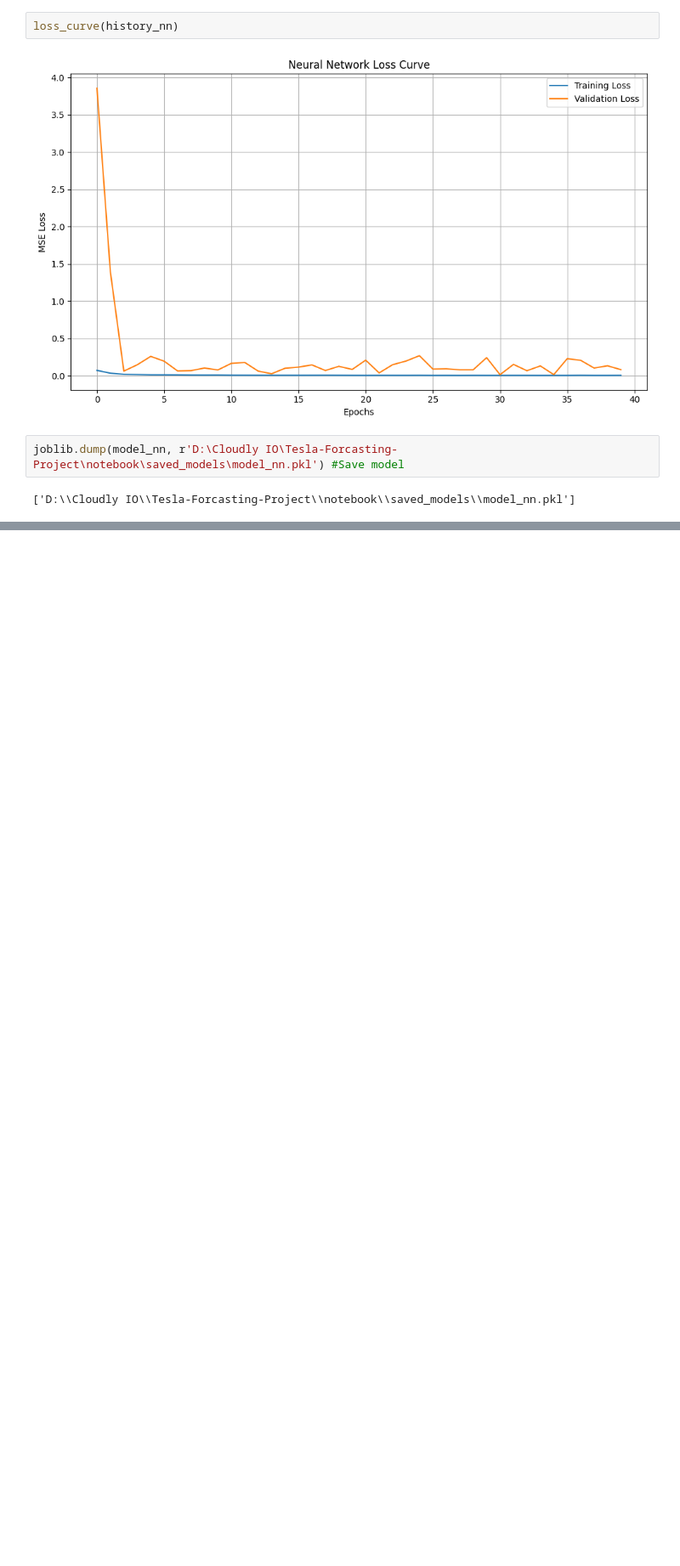
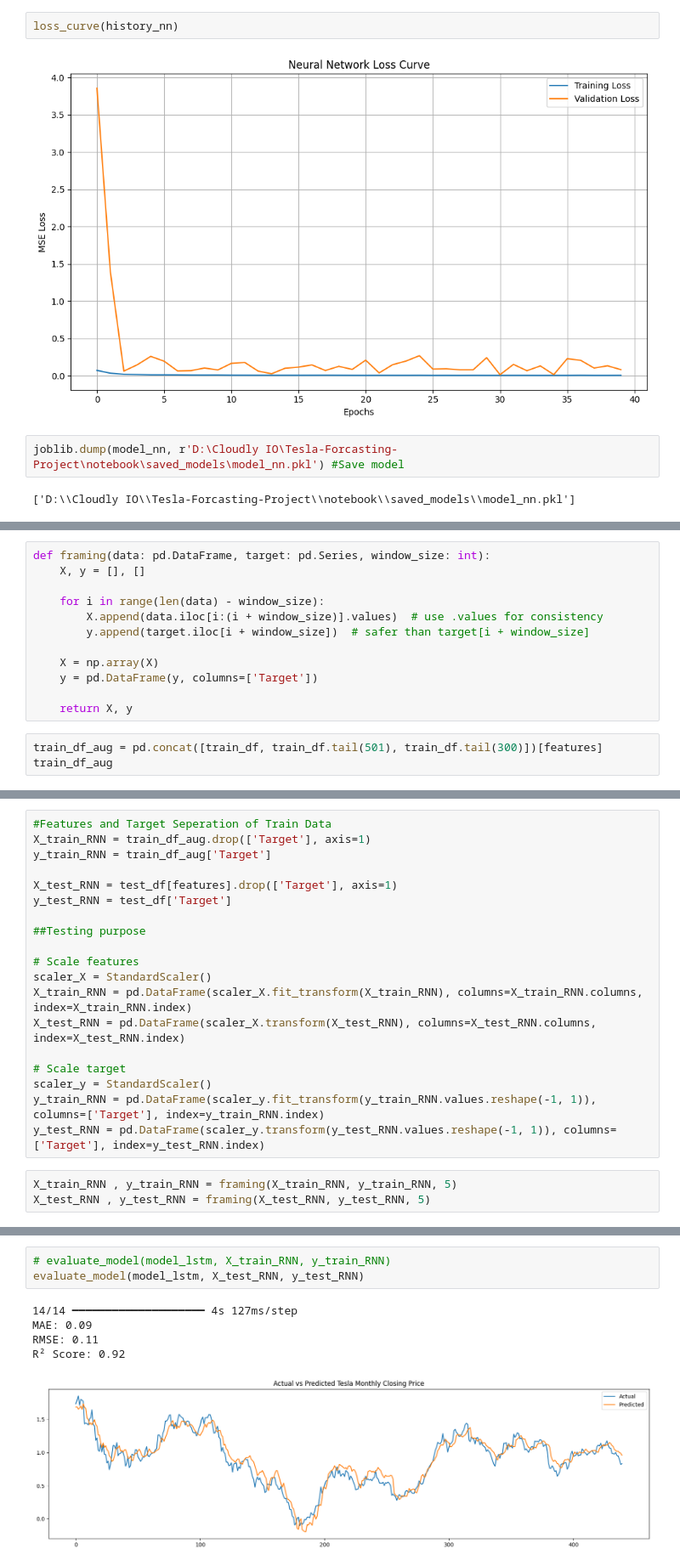
Before and after one commit to Ariful-Islam-Shakil/Tesla-Forcasting-Project, a Jupyter notebook: notebook/model_training.ipynb, the cells around one changed output, grey strips where cells are left out. Shown: that part at 85% size. Saved outputs shown, nothing was run; the diff lists cells and outputs as text; blank space fills up the shorter version.

Commit message:
Included LSTM and GRU for model training

```diff
--- a/notebook/model_training.ipynb
+++ b/notebook/model_training.ipynb
@@ -248,0 +251,15 @@ joblib.dump(model_nn, r'D:\Cloudly IO\Tesla-Forcasting-Project\notebook\saved_mo
+# %%
+def framing(data: pd.DataFrame, target: pd.Series, window_size: int):
+    X, y = [], []
+
+    for i in range(len(data) - window_size):
+        X.append(data.iloc[i:(i + window_size)].values)  # use .values for consistency
+        y.append(target.iloc[i + window_size])  # safer than target[i + window_size]
+
+    X = np.array(X)
+    y = pd.DataFrame(y, columns=['Target'])
+
+    return X, y
+# %%
+train_df_aug = pd.concat([train_df, train_df.tail(501), train_df.tail(300)])[features]
+train_df_aug
@@ -248,0 +280,22 @@ joblib.dump(model_nn, r'D:\Cloudly IO\Tesla-Forcasting-Project\notebook\saved_mo
+# %%
+#Features and Target Seperation of Train Data
+X_train_RNN = train_df_aug.drop(['Target'], axis=1)
+y_train_RNN = train_df_aug['Target']
+
+X_test_RNN = test_df[features].drop(['Target'], axis=1)
+y_test_RNN = test_df['Target']
+
+##Testing purpose
+
+# Scale features
+scaler_X = StandardScaler()
+X_train_RNN = pd.DataFrame(scaler_X.fit_transform(X_train_RNN), columns=X_train_RNN.columns, index=X_train_RNN.index)
+X_test_RNN = pd.DataFrame(scaler_X.transform(X_test_RNN), columns=X_test_RNN.columns, index=X_test_RNN.index)
+
+# Scale target
+scaler_y = StandardScaler()
+y_train_RNN = pd.DataFrame(scaler_y.fit_transform(y_train_RNN.values.reshape(-1, 1)), columns=['Target'], index=y_train_RNN.index)
+y_test_RNN = pd.DataFrame(scaler_y.transform(y_test_RNN.values.reshape(-1, 1)), columns=['Target'], index=y_test_RNN.index)
+# %%
+X_train_RNN , y_train_RNN = framing(X_train_RNN, y_train_RNN, 5)
+X_test_RNN , y_test_RNN = framing(X_test_RNN, y_test_RNN, 5)
@@ -248,0 +373,9 @@ joblib.dump(model_nn, r'D:\Cloudly IO\Tesla-Forcasting-Project\notebook\saved_mo
+# %%
+# evaluate_model(model_lstm, X_train_RNN, y_train_RNN)
+evaluate_model(model_lstm, X_test_RNN, y_test_RNN)
+# %% [output]
+14/14 ━━━━━━━━━━━━━━━━━━━━ 4s 127ms/step
+MAE: 0.09
+RMSE: 0.11
+R² Score: 0.92
+[figure, added]
```
Also changed, not shown: parts of 14 cells of this notebook.
